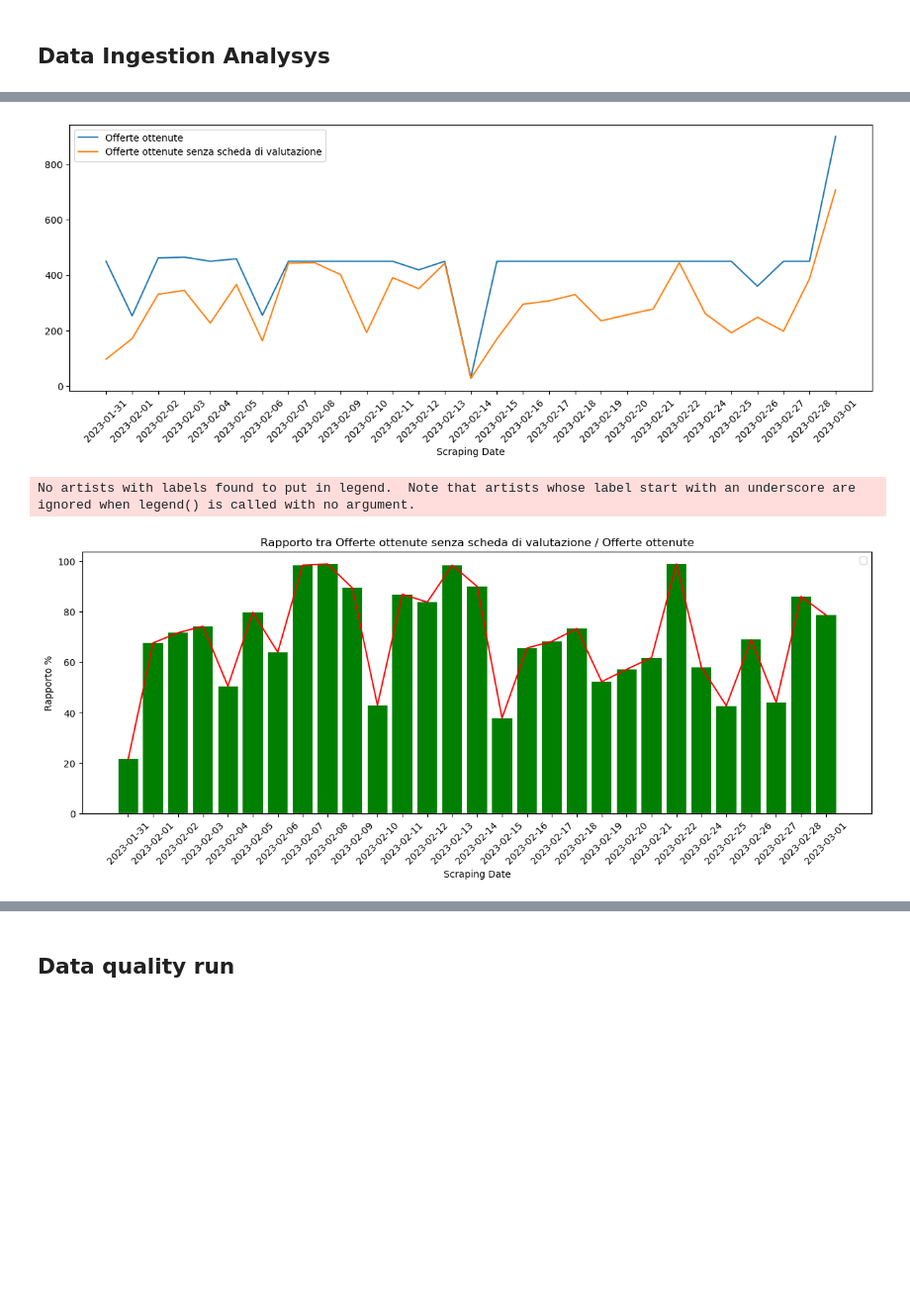
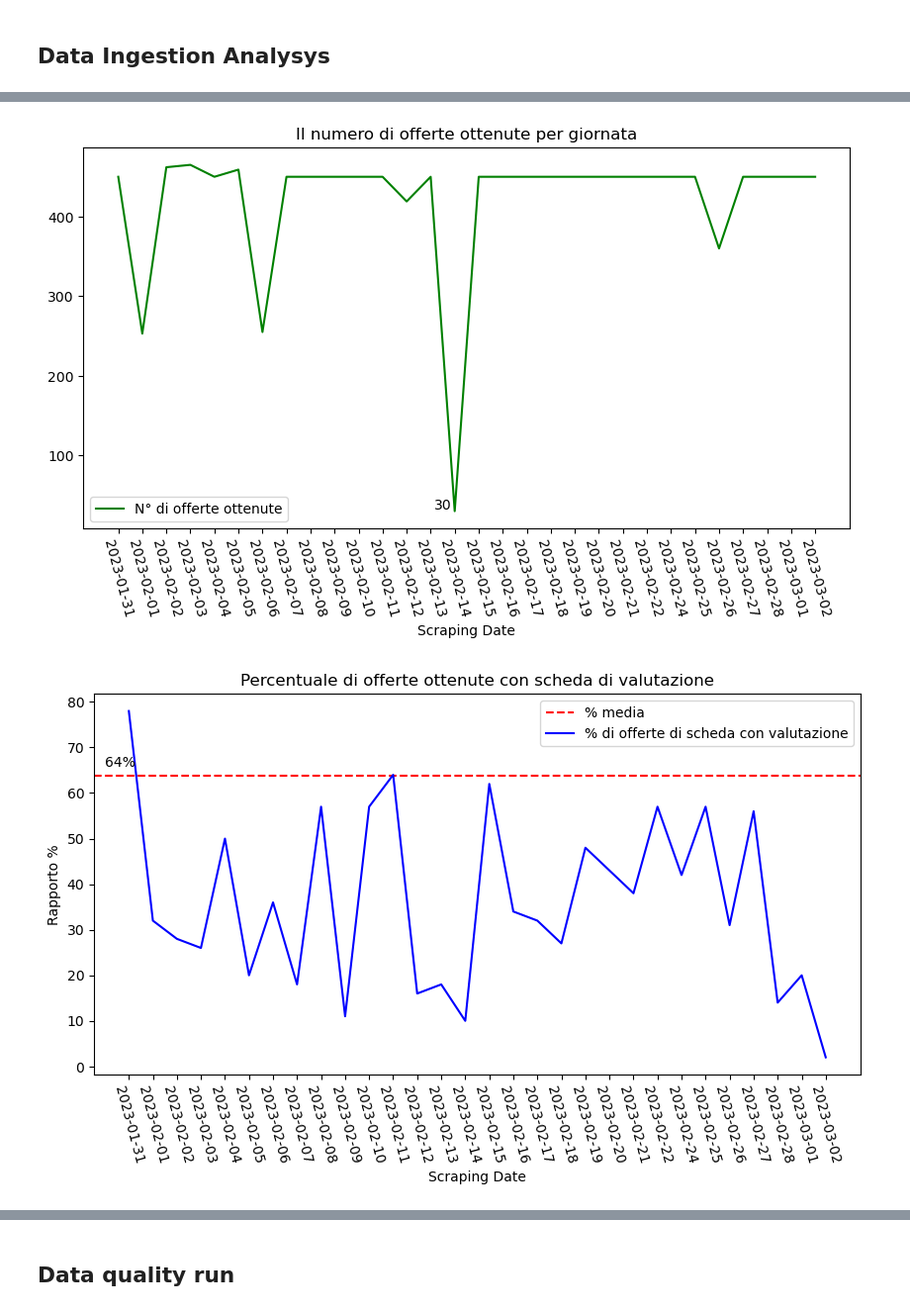
Before and after one commit to casulippo/Thesis---Data-Quality-Project, a Jupyter notebook: notebook/DataQualityResults.ipynb, the cells around one changed output, grey strips where cells are left out. Shown at 99% size. Saved outputs shown, nothing was run; the diff lists cells and outputs as text; code cells hidden in the pictures; blank space fills up the shorter version.

```diff
--- a/notebook/DataQualityResults.ipynb
+++ b/notebook/DataQualityResults.ipynb
@@ -15,4 +18,2 @@ import matplotlib.pyplot as plt
 # %% [markdown]
 ## Data Ingestion Analysys
-# %%
-df = pd.read_csv(path + '/data_ingestion_overview.csv')
@@ -18,0 +273,11 @@ df = pd.read_csv(path + '/data_ingestion_overview.csv')
+# %%
+def fast_kpi(df, by='scraping_date', path=None):
+    df_2 = df[df['oppurtunita_carriera'].isna()]\
+    .groupby([by])[['job_link']].count().reset_index().rename(columns={'job_link':'ko_schedevalutazione'})
+    df = df.groupby([by])[['job_link']].count().reset_index().rename(columns={'job_link':'total_rows'})
+    df_eval = df.merge(df_2, on = by)
+    df_eval['ratio'] = df_eval['ko_schedevalutazione']/df_eval['total_rows']*100
+
+    if path != None:
+        df_eval.to_csv(path)
+    return df_eval
@@ -19,28 +300,40 @@ df = pd.read_csv(path + '/data_ingestion_overview.csv')
 # %%
-fig, ax = plt.subplots(figsize=(15, 5))
+#data = '20230302'
+#df = fast_kpi(dfr, path = f'../data_results/DataIngestion/{data}_scrapingdate_overview.csv')
+df = fast_kpi(dfr)
+#df = pd.read_csv()
+fig, ax = plt.subplots(figsize=(10, 5))
 
-ax.plot(df['scraping_date'], df['total_rows'], label='Offerte ottenute')
-ax.plot(df['scraping_date'], df['ko_schedevalutazione'],  label='Offerte ottenute senza scheda di valutazione')
+ax.plot(df['scraping_date'], df['total_rows'], label='N° di offerte ottenute', color='green')
+ax.text(13.5, df['total_rows'].min() + 2, df['total_rows'].min(), ha='center')
+#ax.plot(df['scraping_date'], df['ko_schedevalutazione'],  label='Offerte ottenute senza scheda di valutazione', color='red')
 plt.xlabel('Scraping Date')
-plt.xticks(rotation=45)
+
+plt.title('Il numero di offerte ottenute per giornata')
+plt.xticks(rotation=-75)
 plt.legend()
 plt.show()
 # %% [output]
-[figure, old version]
+[figure, new version]
 # %%
-fig, ax = plt.subplots(figsize=(15, 5))
+fig, ax = plt.subplots(figsize=(10, 5))
+df['ratio'] = round(df['ratio']).astype(int)
+#ax.bar(df['scraping_date'], df['ratio'], color='grey')
+ax.axhline(y=df['ratio'].mean(), color='red', linestyle='--', label='% media')
 
-ax.bar(df['scraping_date'], df['ratio'], color='green')
-ax.plot(df['scraping_date'], df['ratio'], color='red')
+ax.plot(df['scraping_date'], 100 - df['ratio'], color='blue', label='% di offerte di scheda con valutazione')
+ax.text(-1, df['ratio'].mean() + 2, str(round(df['ratio'].mean())) + '%', ha='left')
 
+#ax.plot(df['scraping_date'], df['ratio'], color='red')
+#for i, v in enumerate(100- df['ratio']):
+#    ax.text(i, v - 0.9, str(v) + '%', ha='center')
 plt.xlabel('Scraping Date')
-plt.xticks(rotation=45)
+plt.xticks(rotation=-75)
 plt.ylabel('Rapporto %')
-plt.title('Rapporto tra Offerte ottenute senza scheda di valutazione / Offerte ottenute')
+plt.title('Percentuale di offerte ottenute con scheda di valutazione')
 
 
 plt.legend()
 plt.show()
 # %% [output]
-No artists with labels found to put in legend.  Note that artists whose label start with an underscore are ignored when legend() is called with no argument.
-[figure, old version]
+[figure, new version]
```
Also changed, not shown: parts of 15 cells of this notebook, 2 other files.
